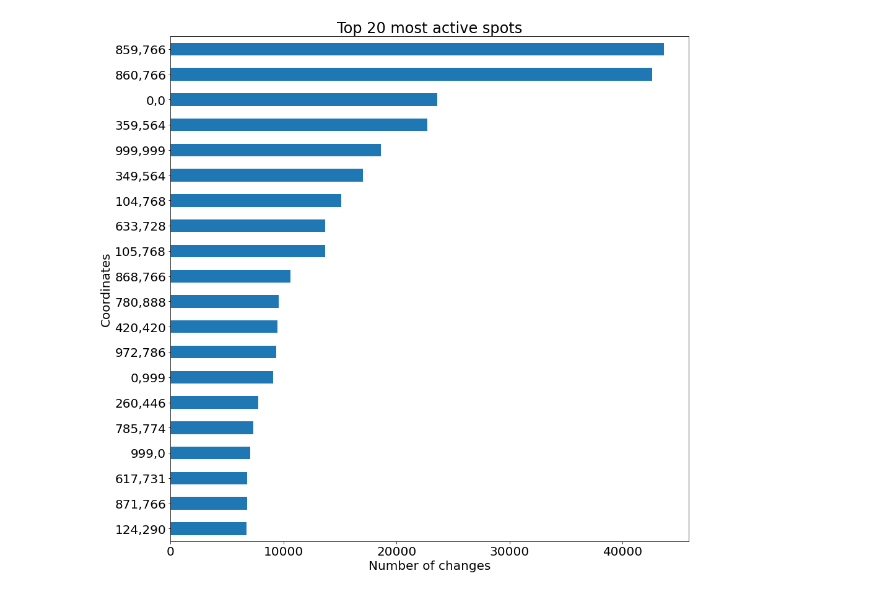
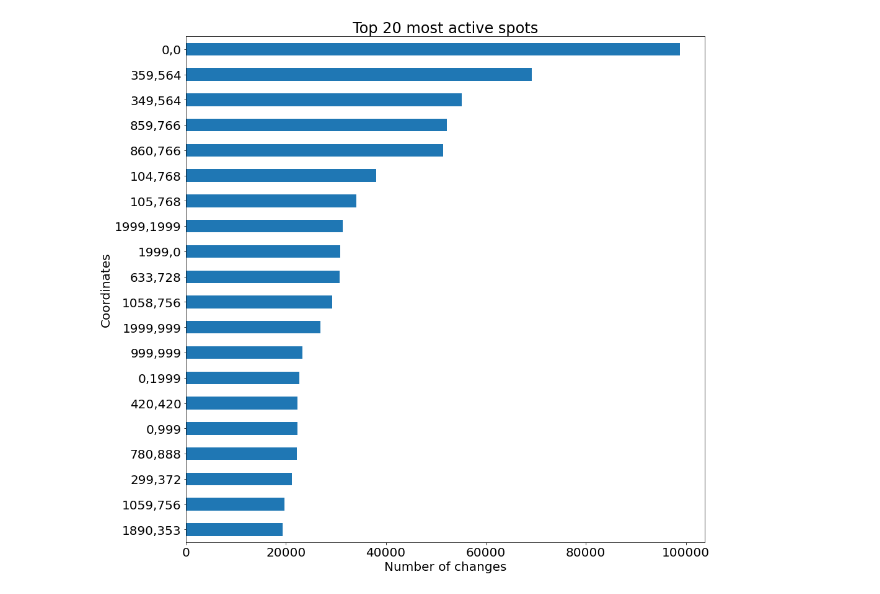
Before and after one commit to Denis-Iv/Analyzing-Social-Experiment, a Jupyter notebook: visualize_data.ipynb, the cells around one changed output. Cells and saved outputs as stored; diff of their text form; code cells hidden in the pictures.

```diff
--- a/visualize_data.ipynb
+++ b/visualize_data.ipynb
@@ -2,6 +2,7 @@
 from dask import dataframe as dd
 import matplotlib.pyplot as plt
 # %%
-ddf_test = dd.read_csv('..\\data\\raw\\2022_place_canvas_history_test_0.csv')
-#len(ddf_test)
+ddf_main = dd.read_csv('..\\data\\raw\\2022_place_canvas_history_optimized.csv')
+
+ddf_main.head(15)
 # %%
@@ -73,2 +75,4 @@ plot.invert_yaxis()
 # %%
-most_active_spots = ddf_test.coordinate.value_counts().compute()
+most_active_spots = ddf_main.coordinate.value_counts().compute()
+top_active_spots = most_active_spots.head(20)
+top_active_spots
@@ -77,11 +97,11 @@ top20_active_spots = most_active_spots.head(20)
 # %%
 # To-do: Fix font size
 plt.rcParams['font.size'] = '20'
-plot = top20_active_spots.plot(figsize=(15,15), kind='barh')
+plot = top_active_spots.plot(figsize=(15,15), kind='barh')
 plot.set_xscale('linear')
 plot.set_xlabel('Number of changes')
 plot.set_ylabel('Coordinates')
 plot.set_title('Top 20 most active spots')
 plot.invert_yaxis()
 # %% [output]
-[figure, old version]
+[figure, new version]
```
Also changed, not shown: parts of 8 cells of this notebook.
